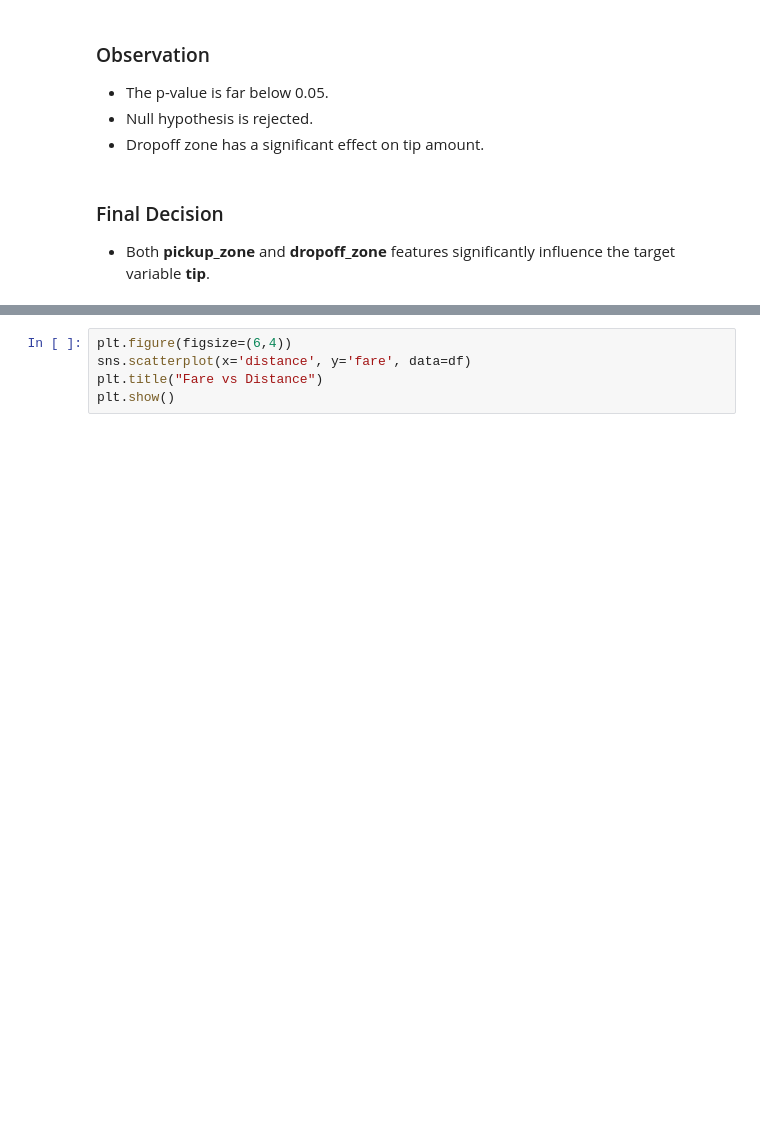
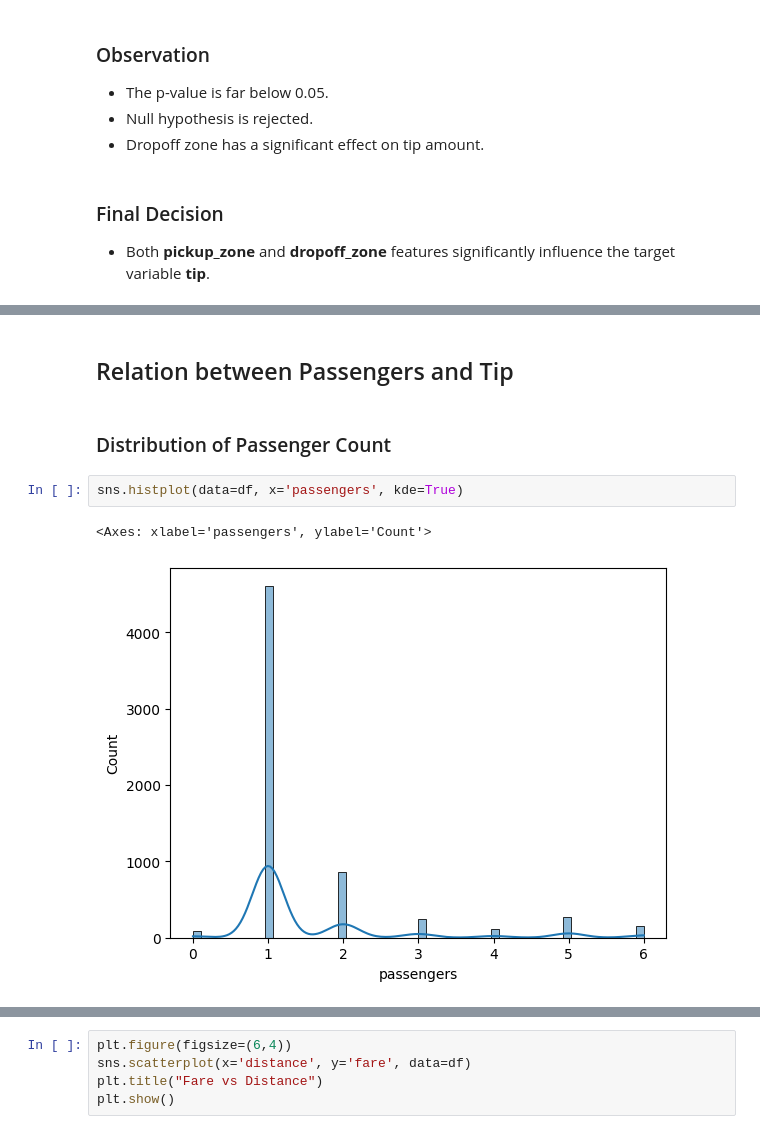
Before and after one commit to Donthula-Harika/Machine-Learning, a Jupyter notebook: 29-12-25/Taxis_data.ipynb, the cells around one changed output, grey strips where cells are left out. Cells and saved outputs as stored; diff of their text form; blank space fills up the shorter version.

```diff
--- a/29-12-25/Taxis_data.ipynb
+++ b/29-12-25/Taxis_data.ipynb
@@ -1106,0 +1155,9 @@ P-Value: 1.3107168403745948e-120
+# %% [markdown]
+## Relation between Passengers and Tip
+# %% [markdown]
+### Distribution of Passenger Count
+# %%
+sns.histplot(data=df, x='passengers', kde=True)
+# %% [output]
+<Axes: xlabel='passengers', ylabel='Count'>
+[figure, added]
```
Also changed, not shown: parts of 86 cells of this notebook.
